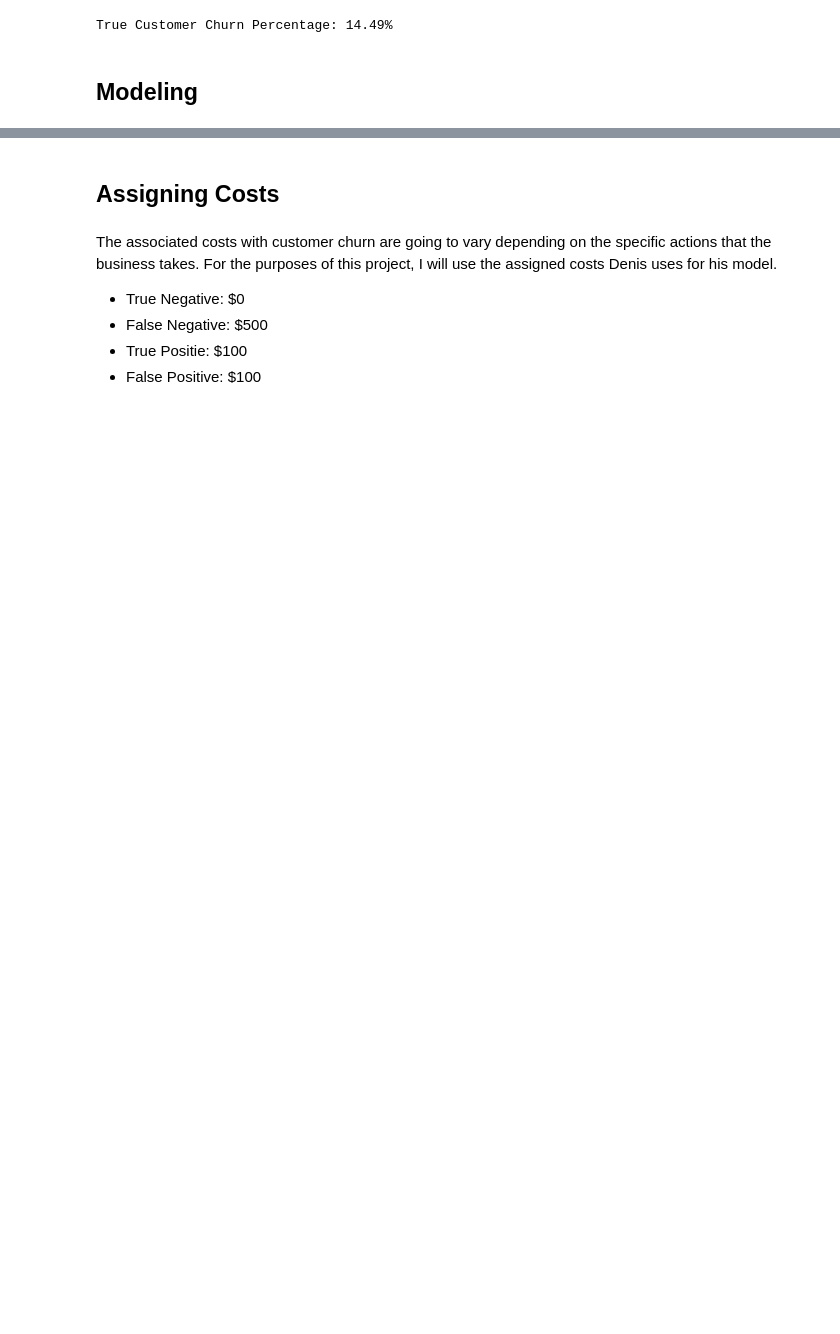
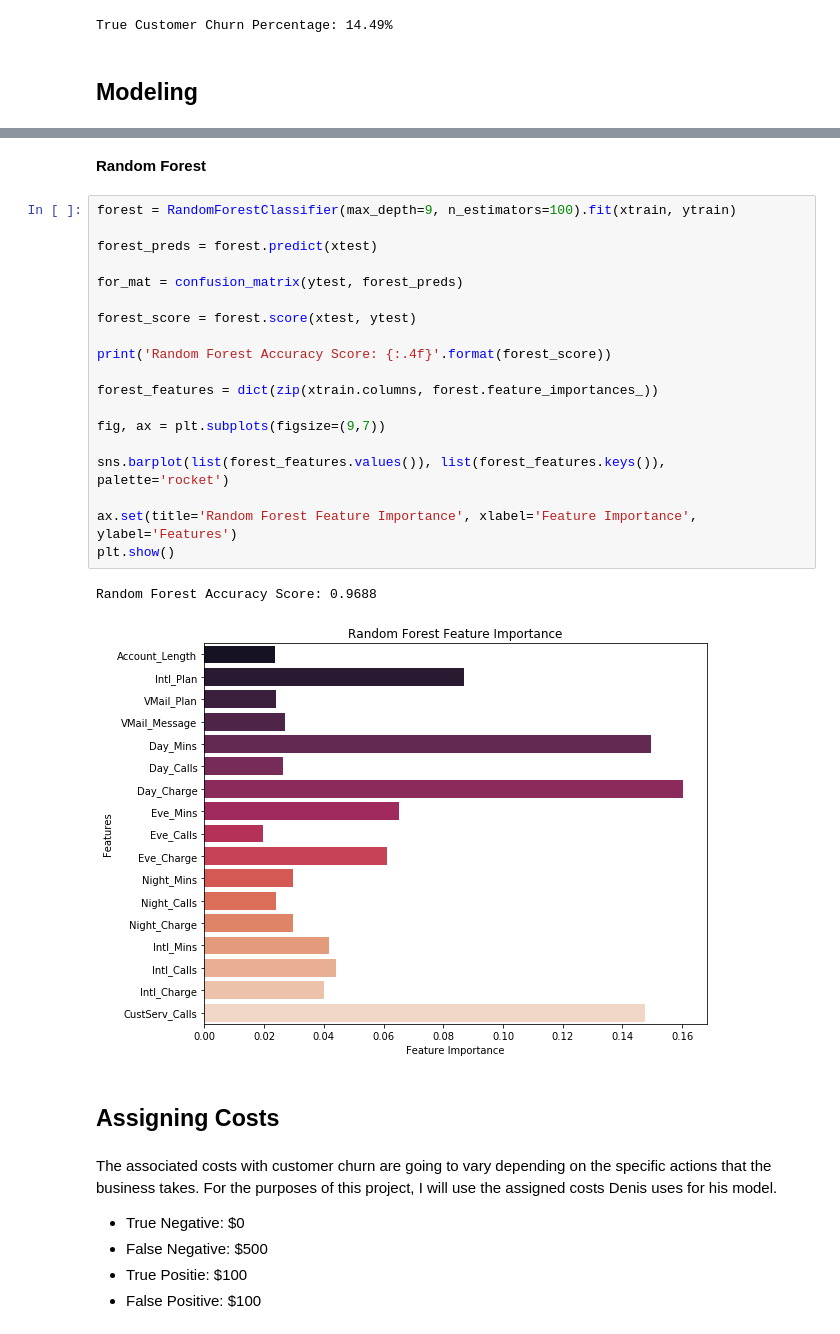
Before and after one commit to Bassatron/customerChurn, a Jupyter notebook: churn.ipynb, the cells around one changed output, grey strips where cells are left out. Drawn from its saved outputs; the diff is of its cells as text; blank space fills up the shorter version.

```diff
--- a/churn.ipynb
+++ b/churn.ipynb
@@ -154,3 +163,27 @@ array([[681,  38],
+# %% [markdown]
+**Random Forest**
+# %%
+forest = RandomForestClassifier(max_depth=9, n_estimators=100).fit(xtrain, ytrain)
+
+forest_preds = forest.predict(xtest)
+
+for_mat = confusion_matrix(ytest, forest_preds)
+
+forest_score = forest.score(xtest, ytest)
+
+print('Random Forest Accuracy Score: {:.4f}'.format(forest_score))
+
+forest_features = dict(zip(xtrain.columns, forest.feature_importances_))
+
+fig, ax = plt.subplots(figsize=(9,7))
+
+sns.barplot(list(forest_features.values()), list(forest_features.keys()), palette='rocket')
+
+ax.set(title='Random Forest Feature Importance', xlabel='Feature Importance', ylabel='Features')
+plt.show()
+# %% [output]
+Random Forest Accuracy Score: 0.9688
+[figure, added]
 # %% [markdown]
 ## Assigning Costs
 # %% [markdown]
```
Also changed, not shown: parts of 19 cells of this notebook, 1 other file.
